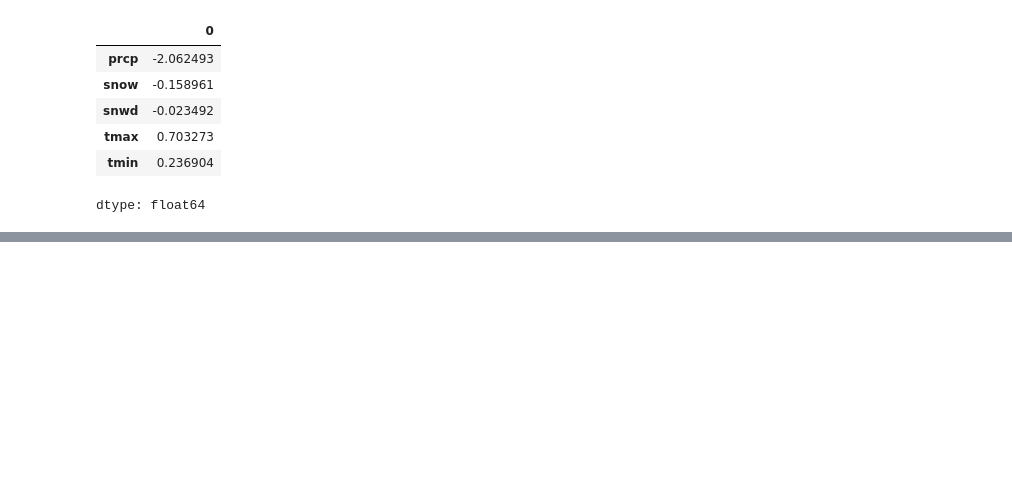
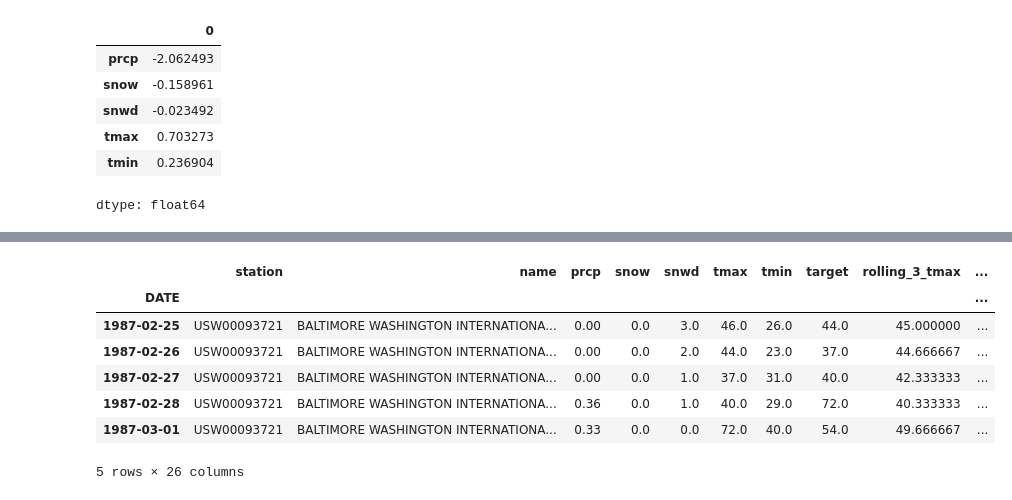
Before and after one commit to Martim35/Weather-Prevision-ML, a Jupyter notebook: Weather_Prevision.ipynb, the cells around one changed output, grey strips where cells are left out. Drawn from its saved outputs; the diff is of its cells as text; code cells hidden in the pictures; blank space fills up the shorter version.

```diff
--- a/Weather_Prevision.ipynb
+++ b/Weather_Prevision.ipynb
@@ -243,0 +267,11 @@ NameError: name 'np' is not defined
+# %%
+weather.loc["1987-02-25": "1987-03-01"]
+# %% [output]
+|  | station | name | prcp | snow | snwd | tmax | tmin | target | rolling_3_tmax | ... |
+| DATE |  |  |  |  |  |  |  |  |  | ... |
+| 1987-02-25 | USW00093721 | BALTIMORE WASHINGTON INTERNATIONA... | 0.00 | 0.0 | 3.0 | 46.0 | 26.0 | 44.0 | 45.000000 | ... |
+| 1987-02-26 | USW00093721 | BALTIMORE WASHINGTON INTERNATIONA... | 0.00 | 0.0 | 2.0 | 44.0 | 23.0 | 37.0 | 44.666667 | ... |
+| 1987-02-27 | USW00093721 | BALTIMORE WASHINGTON INTERNATIONA... | 0.00 | 0.0 | 1.0 | 37.0 | 31.0 | 40.0 | 42.333333 | ... |
+| 1987-02-28 | USW00093721 | BALTIMORE WASHINGTON INTERNATIONA... | 0.36 | 0.0 | 1.0 | 40.0 | 29.0 | 72.0 | 40.333333 | ... |
+| 1987-03-01 | USW00093721 | BALTIMORE WASHINGTON INTERNATIONA... | 0.33 | 0.0 | 0.0 | 72.0 | 40.0 | 54.0 | 49.666667 | ... |
+5 rows × 26 columns
```
Also changed, not shown: parts of 5 cells of this notebook.
